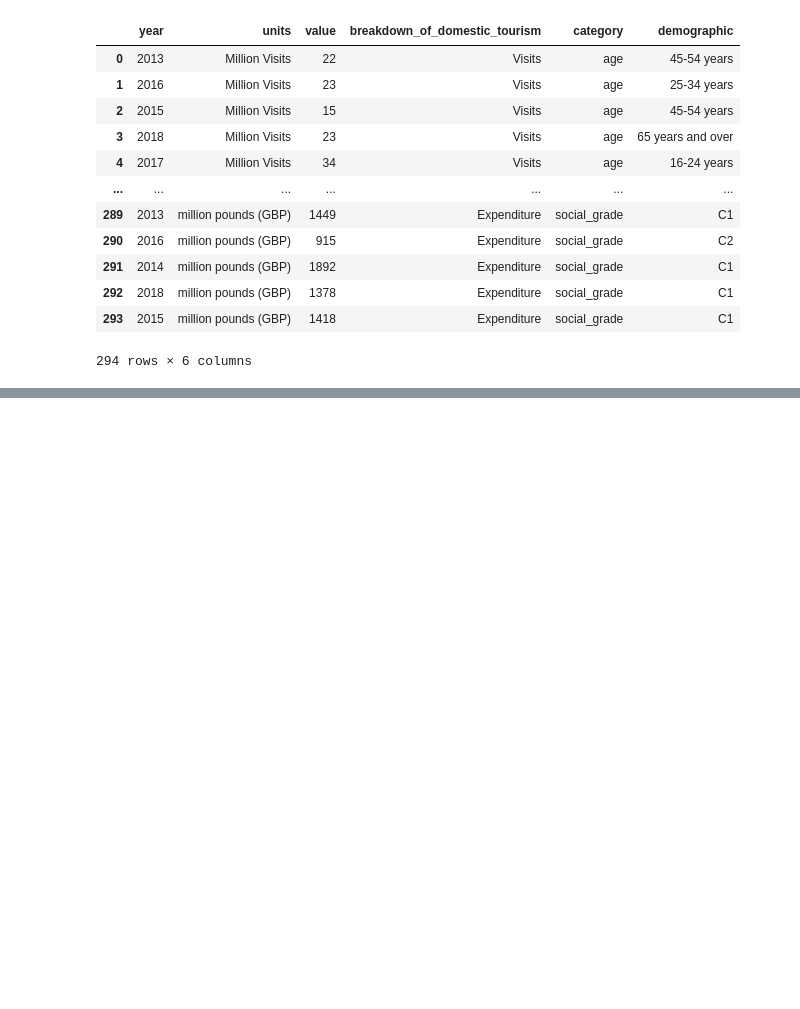
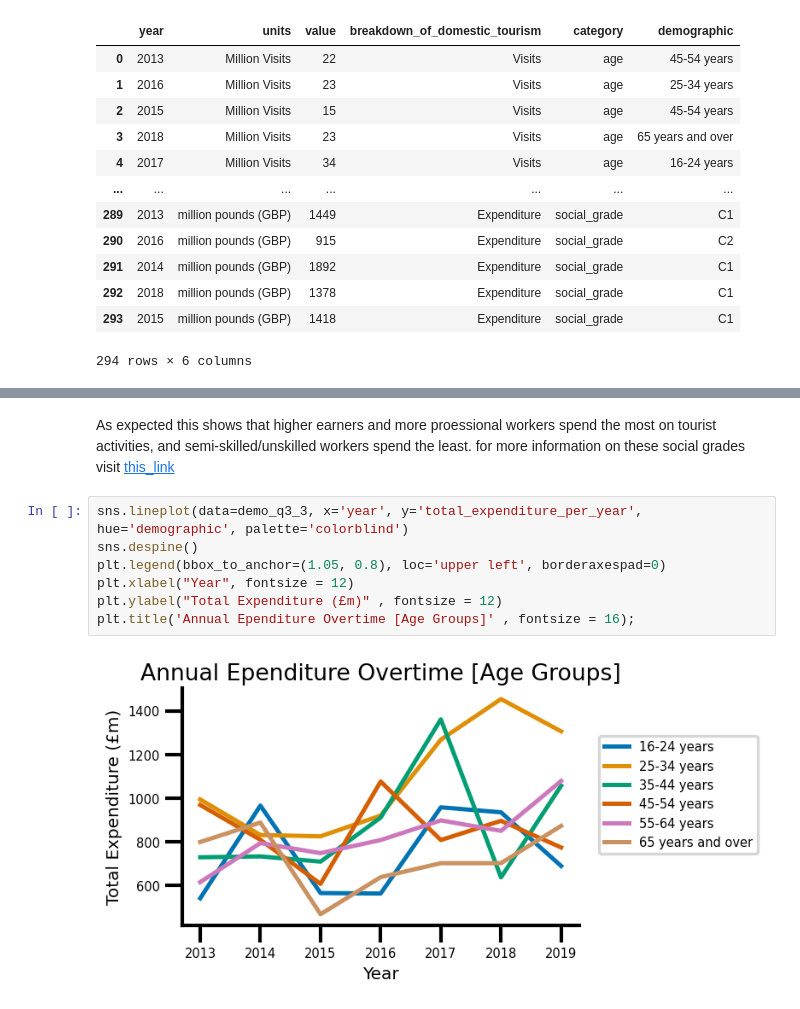
Before and after one commit to mjmarr/visit_scotland_final_project, a Jupyter notebook: Analysis.ipynb, the cells around one changed output, grey strips where cells are left out. Saved outputs shown, nothing was run; the diff lists cells and outputs as text; blank space fills up the shorter version.

```diff
--- a/Analysis.ipynb
+++ b/Analysis.ipynb
@@ -314,0 +409,11 @@ plt.title('Total Expenditure by Demographic Categories' , fontsize = 16);
+# %% [markdown]
+As expected this shows that higher earners and more proessional workers spend the most on tourist activities, and semi-skilled/unskilled workers spend the least. for more information on these social grades visit  [this_link](https://www.ukgeographics.co.uk/blog/social-grade-a-b-c1-c2-d-e)
+# %%
+sns.lineplot(data=demo_q3_3, x='year', y='total_expenditure_per_year', hue='demographic', palette='colorblind')
+sns.despine()
+plt.legend(bbox_to_anchor=(1.05, 0.8), loc='upper left', borderaxespad=0)
+plt.xlabel("Year", fontsize = 12)
+plt.ylabel("Total Expenditure (£m)" , fontsize = 12)
+plt.title('Annual Ependiture Overtime [Age Groups]' , fontsize = 16);
+# %% [output]
+[figure, added]
```
Also changed, not shown: parts of 30 cells of this notebook.
